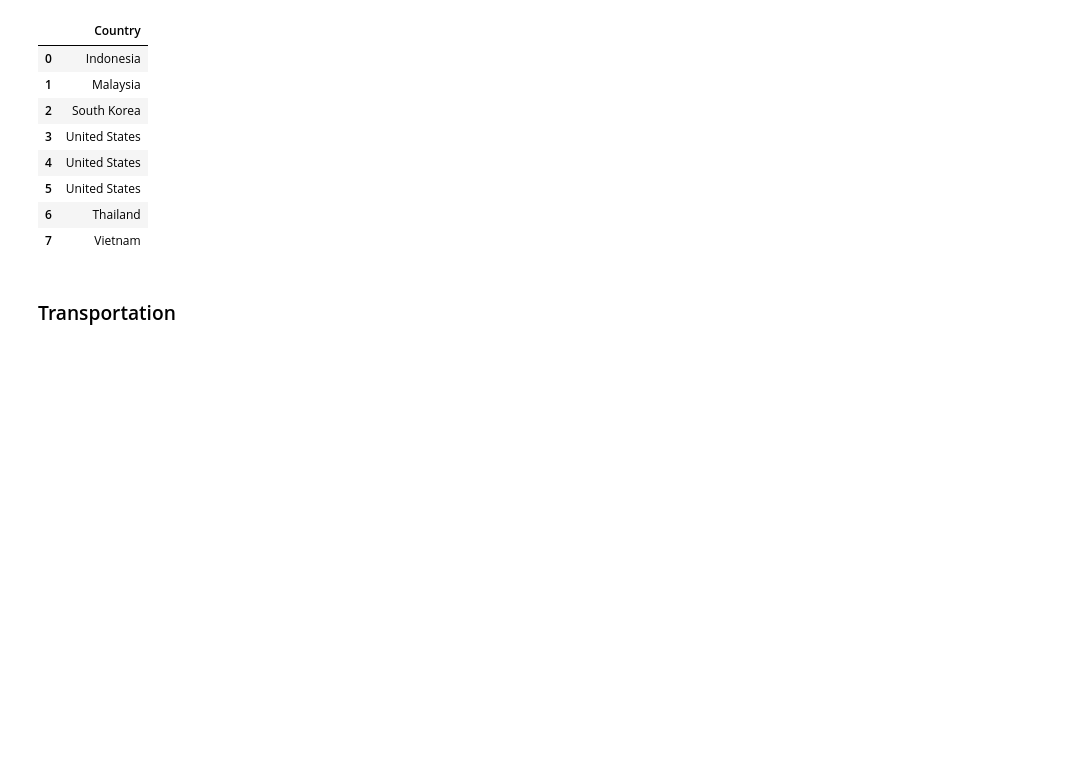
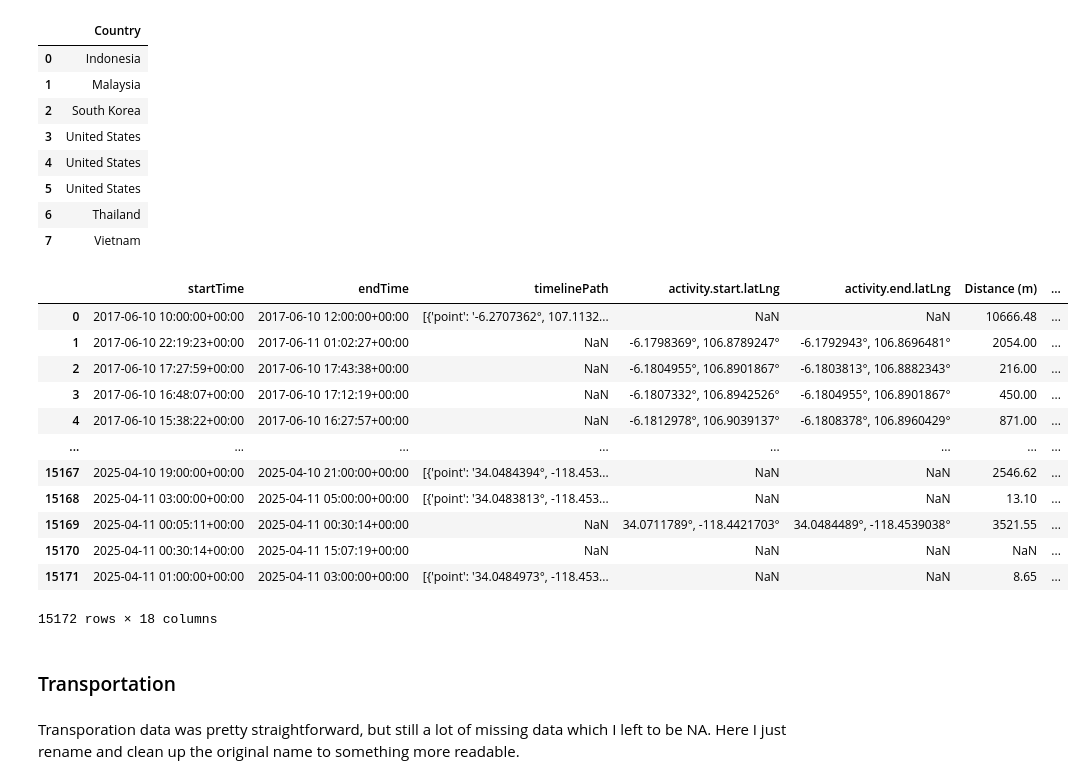
Before and after one commit to alfredmastan/personal-timeline-analysis, a Jupyter notebook: Notebook.ipynb, the cells around one changed output. Cells and saved outputs as stored; diff of their text form; code cells hidden in the pictures; blank space fills up the shorter version.

```diff
--- a/Notebook.ipynb
+++ b/Notebook.ipynb
@@ -287,8 +327,25 @@ loc
 | 7 | Vietnam |
 # %%
 semantic_df = semantic_df.merge(loc, how="left", left_on="Cluster", right_index=True)
+semantic_df
+# %% [output]
+|  | startTime | endTime | timelinePath | activity.start.latLng | activity.end.latLng | Distance (m) | ... |
+| 0 | 2017-06-10 10:00:00+00:00 | 2017-06-10 12:00:00+00:00 | [{'point': '-6.2707362°, 107.1132... | NaN | NaN | 10666.48 | ... |
+| 1 | 2017-06-10 22:19:23+00:00 | 2017-06-11 01:02:27+00:00 | NaN | -6.1798369°, 106.8789247° | -6.1792943°, 106.8696481° | 2054.00 | ... |
+| 2 | 2017-06-10 17:27:59+00:00 | 2017-06-10 17:43:38+00:00 | NaN | -6.1804955°, 106.8901867° | -6.1803813°, 106.8882343° | 216.00 | ... |
+| 3 | 2017-06-10 16:48:07+00:00 | 2017-06-10 17:12:19+00:00 | NaN | -6.1807332°, 106.8942526° | -6.1804955°, 106.8901867° | 450.00 | ... |
+| 4 | 2017-06-10 15:38:22+00:00 | 2017-06-10 16:27:57+00:00 | NaN | -6.1812978°, 106.9039137° | -6.1808378°, 106.8960429° | 871.00 | ... |
+| ... | ... | ... | ... | ... | ... | ... | ... |
+| 15167 | 2025-04-10 19:00:00+00:00 | 2025-04-10 21:00:00+00:00 | [{'point': '34.0484394°, -118.453... | NaN | NaN | 2546.62 | ... |
+| 15168 | 2025-04-11 03:00:00+00:00 | 2025-04-11 05:00:00+00:00 | [{'point': '34.0483813°, -118.453... | NaN | NaN | 13.10 | ... |
+| 15169 | 2025-04-11 00:05:11+00:00 | 2025-04-11 00:30:14+00:00 | NaN | 34.0711789°, -118.4421703° | 34.0484489°, -118.4539038° | 3521.55 | ... |
+| 15170 | 2025-04-11 00:30:14+00:00 | 2025-04-11 15:07:19+00:00 | NaN | NaN | NaN | NaN | ... |
+| 15171 | 2025-04-11 01:00:00+00:00 | 2025-04-11 03:00:00+00:00 | [{'point': '34.0484973°, -118.453... | NaN | NaN | 8.65 | ... |
+15172 rows × 18 columns
 # %% [markdown]
 ### Transportation
+# %% [markdown]
+Transporation data was pretty straightforward, but still a lot of missing data which I left to be NA. Here I just rename and clean up the original name to something more readable.
 # %%
 semantic_df.rename({"activity.topCandidate.type": "Transportation"}, axis=1, inplace=True)
 semantic_df["Transportation"] = semantic_df["Transportation"].replace(["nan", "UNKNOWN_ACTIVITY_TYPE"], np.nan)
```
Also changed, not shown: parts of 30 cells of this notebook, 2 other files.
